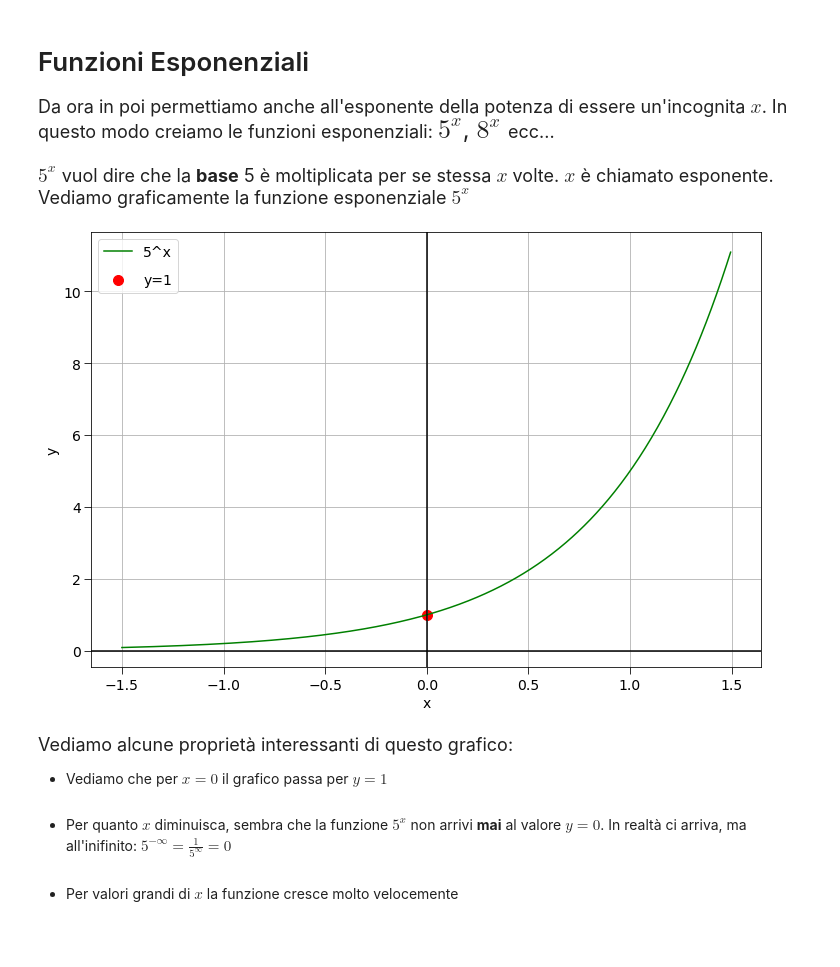
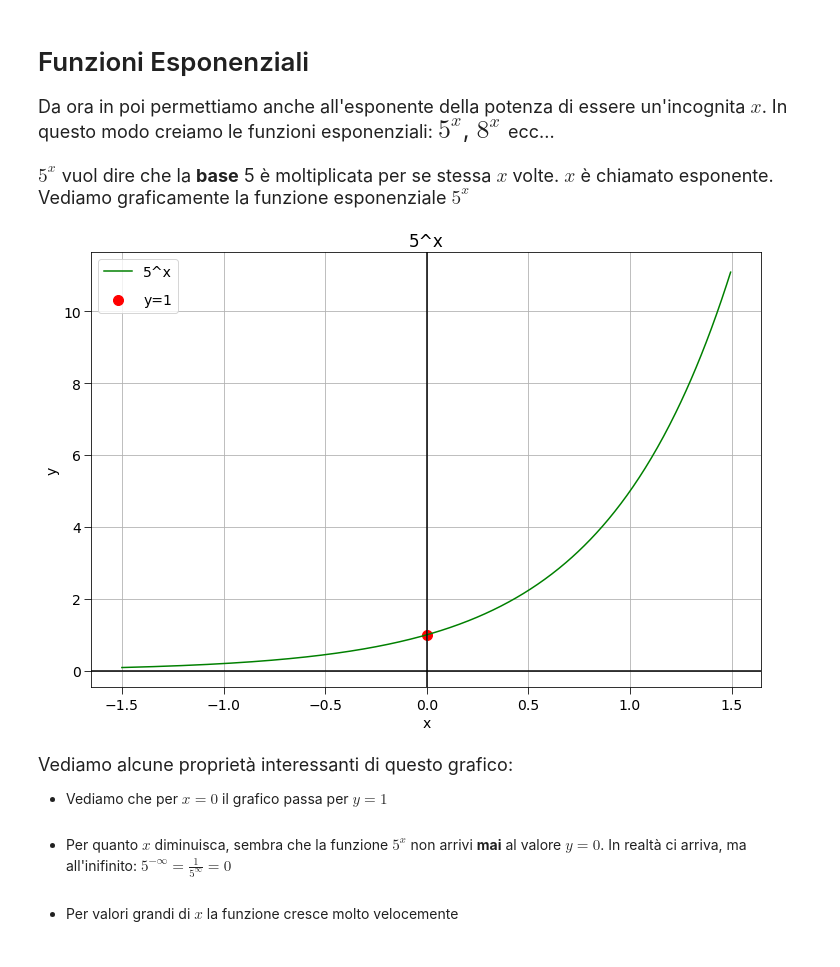
Before and after one commit to Rembardino/Lezioni, a Jupyter notebook: Esponenziali_Logaritmi.ipynb, the cells around one changed output. Drawn from its saved outputs; the diff is of its cells as text; code cells hidden in the pictures.

```diff
--- a/Esponenziali_Logaritmi.ipynb
+++ b/Esponenziali_Logaritmi.ipynb
@@ -70,29 +70,30 @@ $5^x$ vuol dire che la <b>base</b> 5 è moltiplicata per se stessa $x$ volte. $x
 # %%
 #esponenziale 5^x
 
 
 import matplotlib as mpl, matplotlib.pyplot as plt
 import matplotlib.pyplot as plt
 import numpy as np
 x=np.arange(-1.5,1.5,0.005)
 #x=np.arange(-10.5,-5.5,0.005)
 
 y1=5**x
 
 
 #!non modificare!#
 plt.figure()
 plt.grid()
 plt.plot(x,y1,label='5^x',color='green')
+plt.title("5^x")
 plt.xlabel("x")
 plt.ylabel("y")
 plt.scatter(0,1,s = 100, color='red',label="y=1")
 plt.axhline(y=0, color='k')
 plt.axvline(x=0, color='k')
 plt.legend()
 plt.show()
 # %% [output]
-[figure, old version]
+[figure, new version]
 # %% [markdown]
 <font size="4"> Vediamo alcune proprietà interessanti di questo grafico:
 * Vediamo che per $x=0$ il grafico passa per $y=1$<br><br>
```
Also changed, not shown: parts of 24 cells of this notebook.
